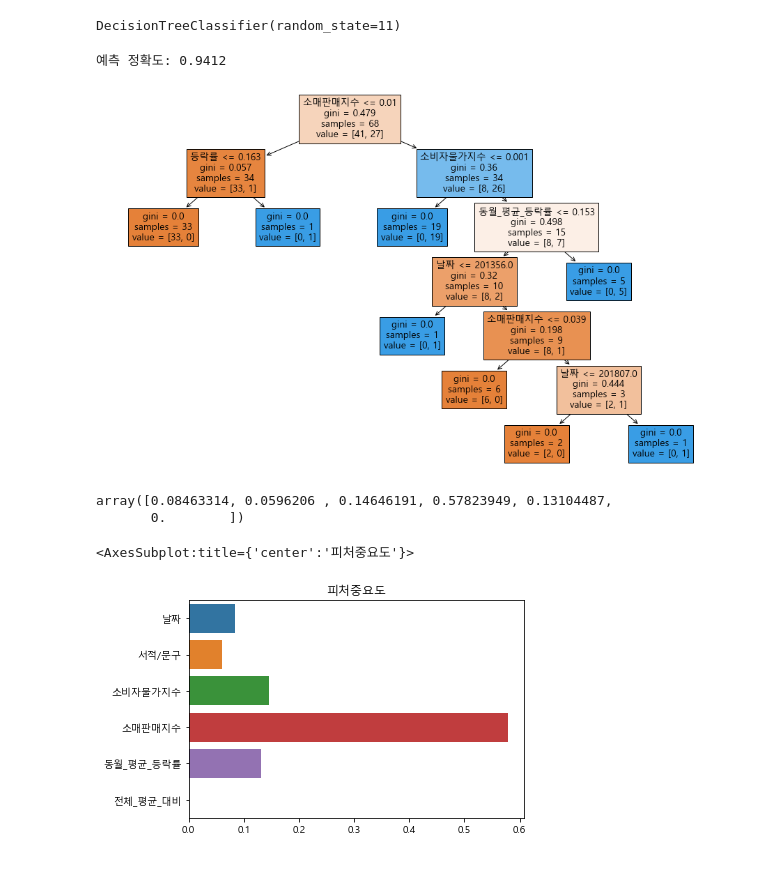
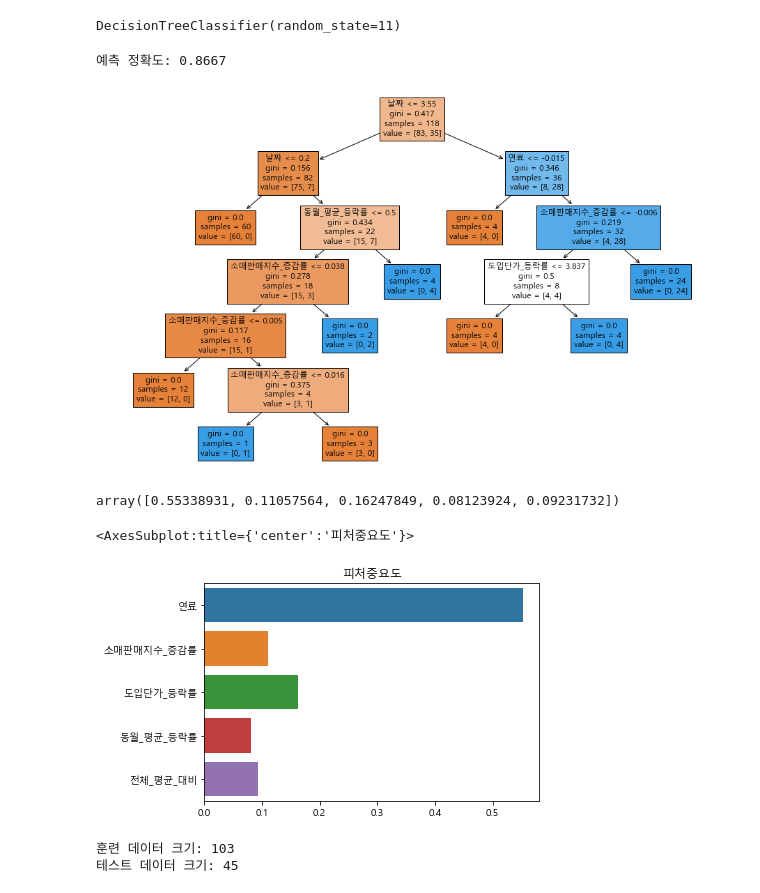
Before and after one commit to KJH3024/test, a Jupyter notebook: 프로젝트1/tree.ipynb, the cells around one changed output. Cells and saved outputs as stored; diff of their text form; code cells hidden in the pictures.

```diff
--- a/프로젝트1/tree.ipynb
+++ b/프로젝트1/tree.ipynb
@@ -1,9 +1,9 @@
 # %%
 import pandas as pd
-df = pd.read_csv('./rw.csv')
+df = pd.read_csv('./test_bbl.csv')
 df.drop(columns="Unnamed: 0", inplace=True)
 df["날짜"] = pd.to_datetime(df["날짜"], format='%Y-%m')      # 데이터 타입 datetime으로 변경
 df["날짜"] = df["날짜"].dt.strftime('%Y%m') # datetime 형식 설정
-#df.set_index("날짜", inplace=True)          # 날짜 컬럼 인덱스 설정
+df.set_index("날짜", inplace=True) # 날짜 컬럼 인덱스 설정
 df
 # %% [output]
@@ -23,5 +24,5 @@ df
 # %%
-data = df[["날짜", "서적/문구", "소비자물가지수", "소매판매지수","동월_평균_등락률","전체_평균_대비"]]
+data = df[["연료","소매판매지수_증감률","도입단가_등락률","동월_평균_등락률","전체_평균_대비"]]
 target = df["소비"]
 # %%
 from sklearn.preprocessing import StandardScaler
@@ -93,4 +96,5 @@ print('랜덤포레스트 test data score : ',np.mean(scores_randomforest['test_
 # %%
 from sklearn.metrics import accuracy_score
 
-X_train, X_test, y_train, y_test = train_test_split(data, target, test_size = .2, random_state=11)
+X_train, X_test, y_train, y_test = train_test_split(data, target, shuffle=False, test_size= 0.2, random_state=11)
+# X_train, X_test, y_train, y_test = train_test_split(data, target, test_size= 0.3, random_state=11)
@@ -105,24 +154,23 @@ X_pred = df_clf.predict(X_test)
 # %%
 print('예측 정확도: {0:.4f}'.format(accuracy_score(y_test, X_pred)))
 # %% [output]
-예측 정확도: 0.9412
+예측 정확도: 0.8667
 # %%
 from sklearn.tree import plot_tree
 
-feature_names = ["날짜", "등락률", "소비자물가지수", "소매판매지수","동월_평균_등락률","전체_평균_대비"]
+feature_names = ["날짜","연료","소매판매지수_증감률","도입단가_등락률","동월_평균_등락률","전체_평균_대비"]
 
 plt.rcParams["font.family"] = "Malgun Gothic"
 
 plt.figure(figsize=(16,10))
 plot_tree(df_clf, filled=True, feature_names=feature_names)
 plt.show()
 # %% [output]
-[figure, old version]
+[figure, new version]
 # %%
 df_clf.feature_importances_
 # %% [output]
-array([0.08463314, 0.0596206 , 0.14646191, 0.57823949, 0.13104487,
-       0.        ])
+array([0.55338931, 0.11057564, 0.16247849, 0.08123924, 0.09231732])
 # %%
 # 피처 중요도 시각화
 import seaborn as sns
@@ -135,4 +183,13 @@ plt.title("피처중요도")
 sns.barplot(x=df_clf.feature_importances_, y=data.columns)
 # %% [output]
 <AxesSubplot:title={'center':'피처중요도'}>
-[figure, old version]
+[figure, new version]
+# %%
+num_of_train = int(len(data) * 0.7)
+num_of_test = int(len(data) - num_of_train)
+
+print('훈련 데이터 크기:', num_of_train)
+print('테스트 데이터 크기:', num_of_test)
+# %% [output]
+훈련 데이터 크기: 103
+테스트 데이터 크기: 45
```
Also changed, not shown: parts of 39 cells of this notebook, 32 other files.
